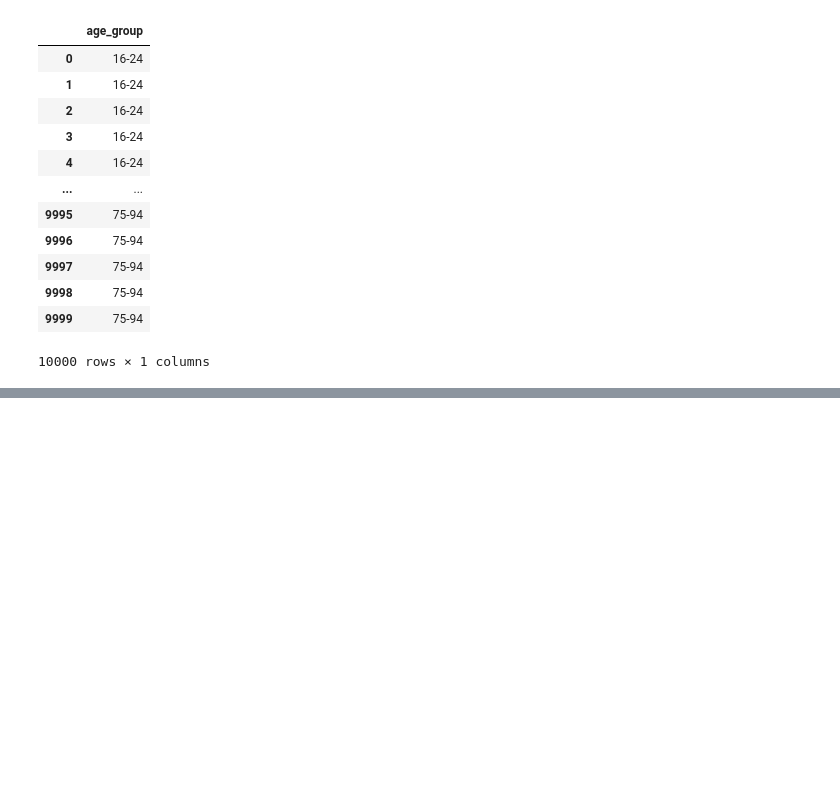
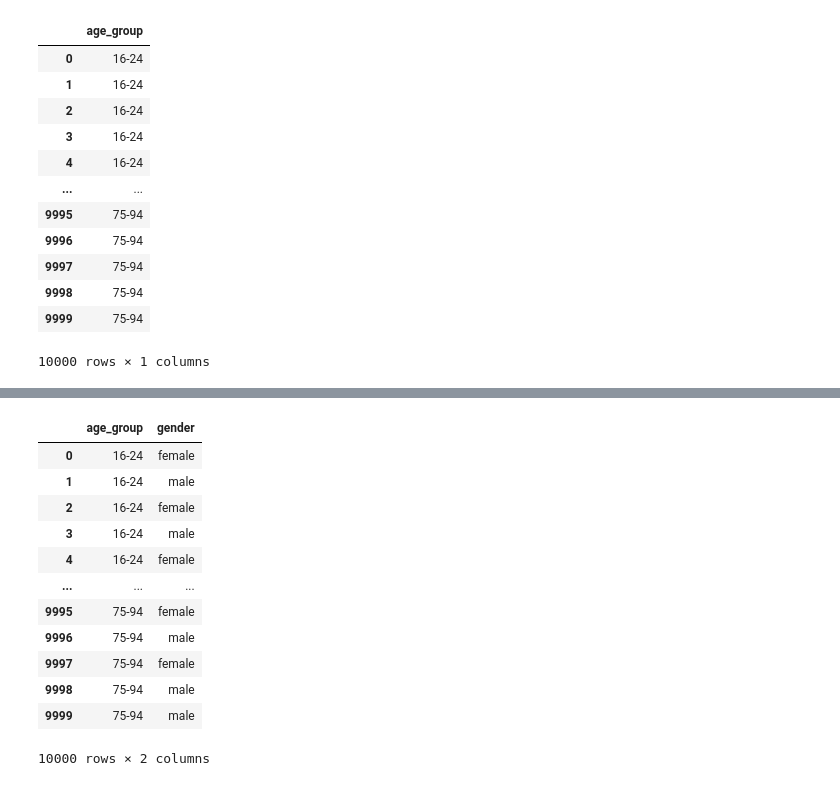
Before and after one commit to juliandunne1234/pada_project_g00267940, a Jupyter notebook: dataset_simulation_project.ipynb, the cells around one changed output, grey strips where cells are left out. Cells and saved outputs as stored; diff of their text form; code cells hidden in the pictures; blank space fills up the shorter version.

Commit message:
Reassess dataset format - gender variable resubmission

```diff
--- a/dataset_simulation_project.ipynb
+++ b/dataset_simulation_project.ipynb
@@ -443,0 +448,45 @@ df_cvd
+# %%
+#Assume the population sizes of female/male is evenly distributed
+probability = .5
+
+#num of flips required. This can be changed.
+pop_size = 10000
+
+#initiate array
+gender_result = np.arange(pop_size)
+# %%
+#Guidance for creating array of 1's and 0's when using the random binomial method
+#found on webpage https://reginaoftech.com/how-to-code-a-fair-coin-flip-in-python/
+
+def male_fem(p):
+
+    #perform the binomial distribution (returns 0 ('female') or 1 ('male'))
+    gend_pick = np.random.default_rng().binomial(1,p, 1)
+
+    #return value to be added to numpy array
+    return gend_pick
+
+#run pop_size test at required probability set above
+for i in range(pop_size):
+    gender_result[i] = male_fem(probability)
+    i+=1
+
+#Convert array of 1's and 0's to male and females
+gender_result = ['male' if x == 1 else 'female' for x in gender_result]
+# %%
+df_cvd['gender'] = gender_result
+df_cvd
+# %% [output]
+|  | age_group | gender |
+| 0 | 16-24 | female |
+| 1 | 16-24 | male |
+| 2 | 16-24 | female |
+| 3 | 16-24 | male |
+| 4 | 16-24 | female |
+| ... | ... | ... |
+| 9995 | 75-94 | female |
+| 9996 | 75-94 | male |
+| 9997 | 75-94 | female |
+| 9998 | 75-94 | male |
+| 9999 | 75-94 | male |
+10000 rows × 2 columns
```
Also changed, not shown: parts of 1 cell of this notebook.
